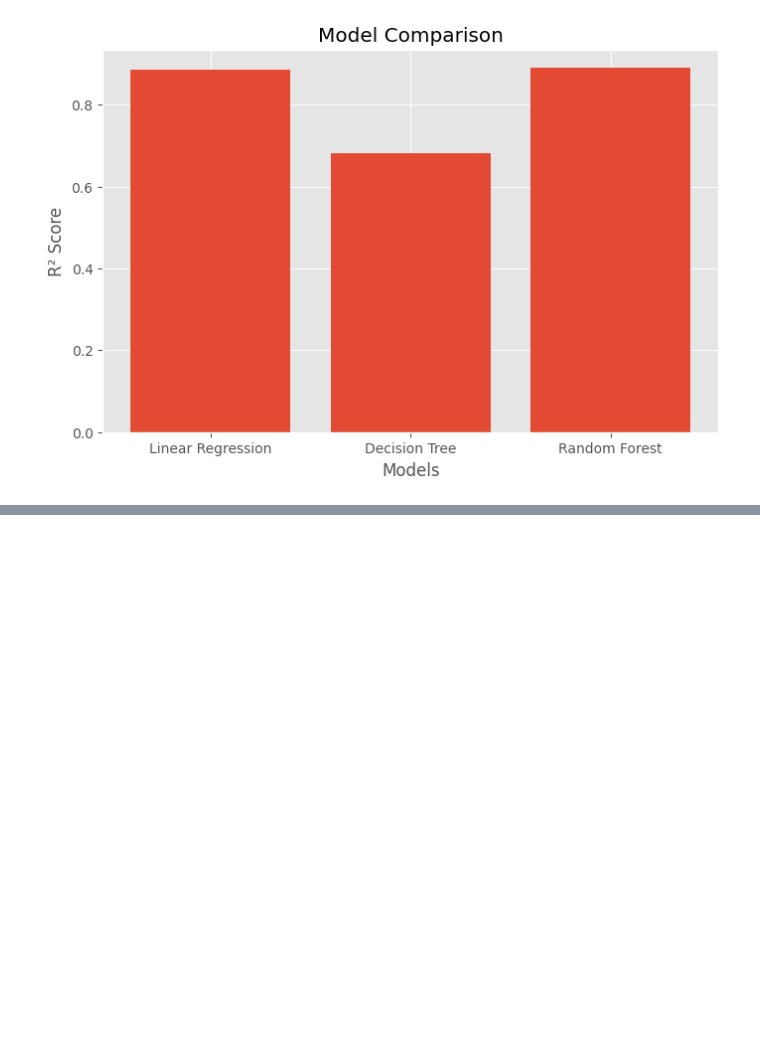
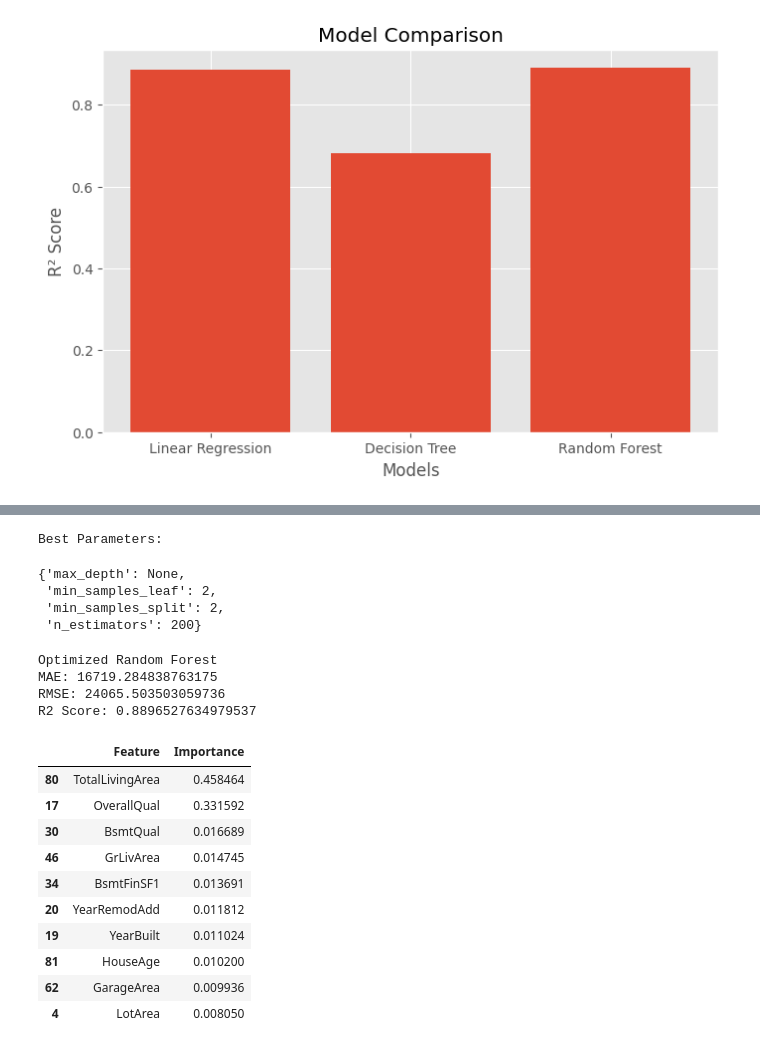
Before and after one commit to pooniaaryan/house-price-prediction-ml, a Jupyter notebook: notebooks/House_Price_Prediction.ipynb, the cells around one changed output, grey strips where cells are left out. Saved outputs shown, nothing was run; the diff lists cells and outputs as text; code cells hidden in the pictures; blank space fills up the shorter version.

```diff
--- a/notebooks/House_Price_Prediction.ipynb
+++ b/notebooks/House_Price_Prediction.ipynb
@@ -569,0 +573,7 @@ plt.show()
+# %%
+param_grid = {
+    "n_estimators": [100, 200],
+    "max_depth": [10, 20, None],
+    "min_samples_split": [2, 5],
+    "min_samples_leaf": [1, 2]
+}
@@ -569,0 +599,10 @@ plt.show()
+# %%
+print("Best Parameters:")
+
+grid_search.best_params_
+# %% [output]
+Best Parameters:
+{'max_depth': None,
+ 'min_samples_leaf': 2,
+ 'min_samples_split': 2,
+ 'n_estimators': 200}
@@ -569,0 +613,49 @@ plt.show()
+# %%
+print("Optimized Random Forest")
+
+print("MAE:",
+      mean_absolute_error(
+          y_test,
+          best_predictions
+      ))
+
+print("RMSE:",
+      np.sqrt(mean_squared_error(
+          y_test,
+          best_predictions
+      )))
+
+print("R2 Score:",
+      r2_score(
+          y_test,
+          best_predictions
+      ))
+# %% [output]
+Optimized Random Forest
+MAE: 16719.284838763175
+RMSE: 24065.503503059736
+R2 Score: 0.8896527634979537
+# %%
+importance = pd.DataFrame({
+    "Feature": X.columns,
+    "Importance": best_model.feature_importances_
+})
+
+importance = importance.sort_values(
+    by="Importance",
+    ascending=False
+)
+
+importance.head(10)
+# %% [output]
+|  | Feature | Importance |
+| 80 | TotalLivingArea | 0.458464 |
+| 17 | OverallQual | 0.331592 |
+| 30 | BsmtQual | 0.016689 |
+| 46 | GrLivArea | 0.014745 |
+| 34 | BsmtFinSF1 | 0.013691 |
+| 20 | YearRemodAdd | 0.011812 |
+| 19 | YearBuilt | 0.011024 |
+| 81 | HouseAge | 0.010200 |
+| 62 | GarageArea | 0.009936 |
+| 4 | LotArea | 0.008050 |
```
Also changed, not shown: parts of 11 cells of this notebook, 4 other files.
